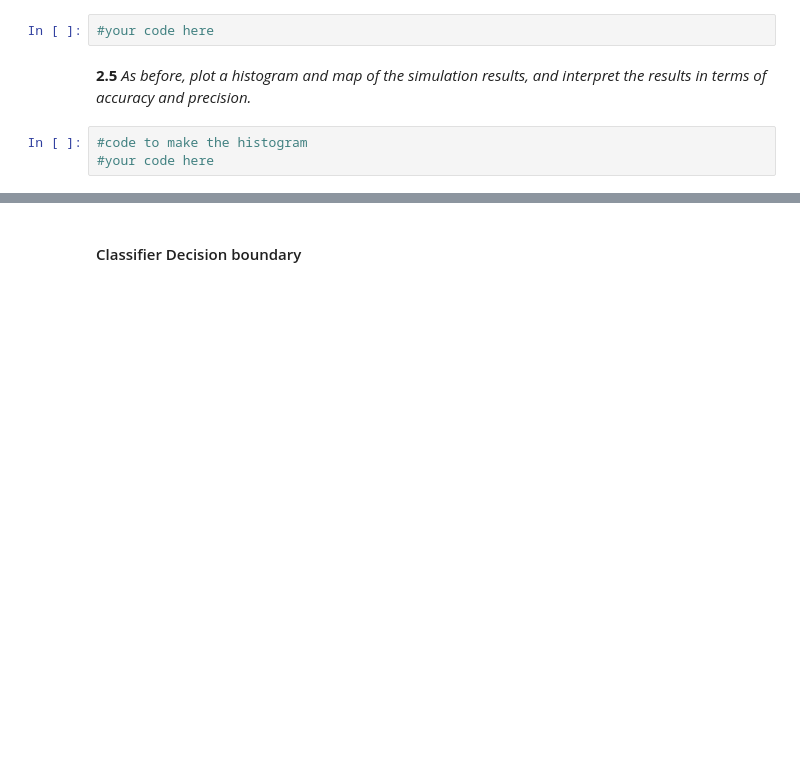
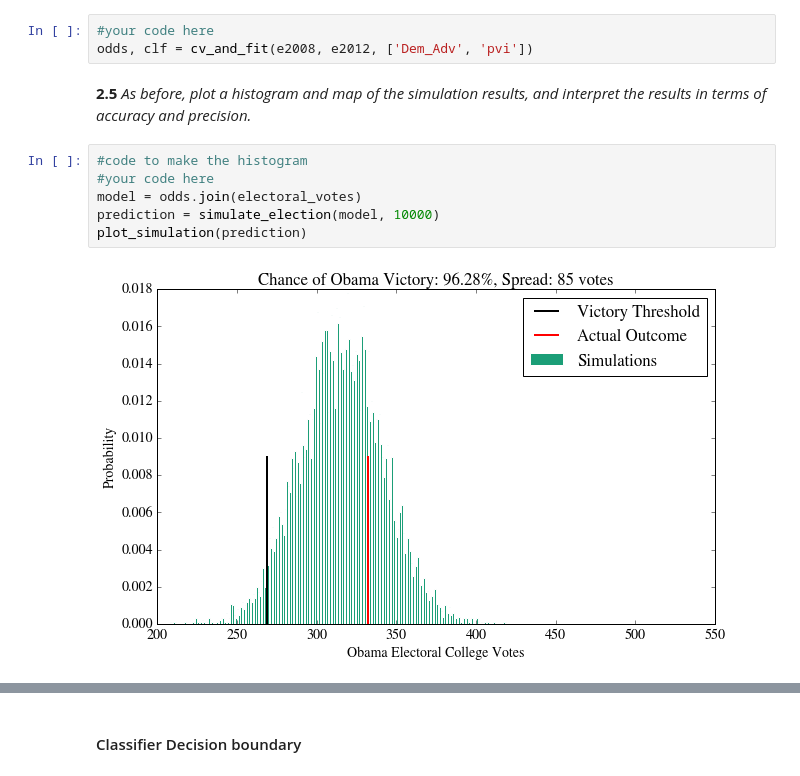
Before and after one commit to hiroshi-ishiiadajar/content, a Jupyter notebook: HW2.ipynb, the cells around one changed output, grey strips where cells are left out. Saved outputs shown, nothing was run; the diff lists cells and outputs as text; blank space fills up the shorter version.

```diff
--- a/HW2.ipynb
+++ b/HW2.ipynb
@@ -985,11 +1003,17 @@ def cv_and_fit(frame2008, frame2012, featureslist, n_folds=5):
 **2.4** *Carry out a logistic fit using the `cv_and_fit` function developed above. As your featurelist use the features we have: `Dem_Adv` and `pvi`.
 # %%
 #your code here
+odds, clf = cv_and_fit(e2008, e2012, ['Dem_Adv', 'pvi'])
 # %% [markdown]
 **2.5** *As before, plot a histogram and map of the simulation results, and interpret the results in terms of accuracy and precision.*
 # %%
 #code to make the histogram
 #your code here
+model = odds.join(electoral_votes)
+prediction = simulate_election(model, 10000)
+plot_simulation(prediction)
+# %% [output]
+[figure, added]
 # %%
 #code to make the map
 #your code here
```
Also changed, not shown: parts of 14 cells of this notebook.
